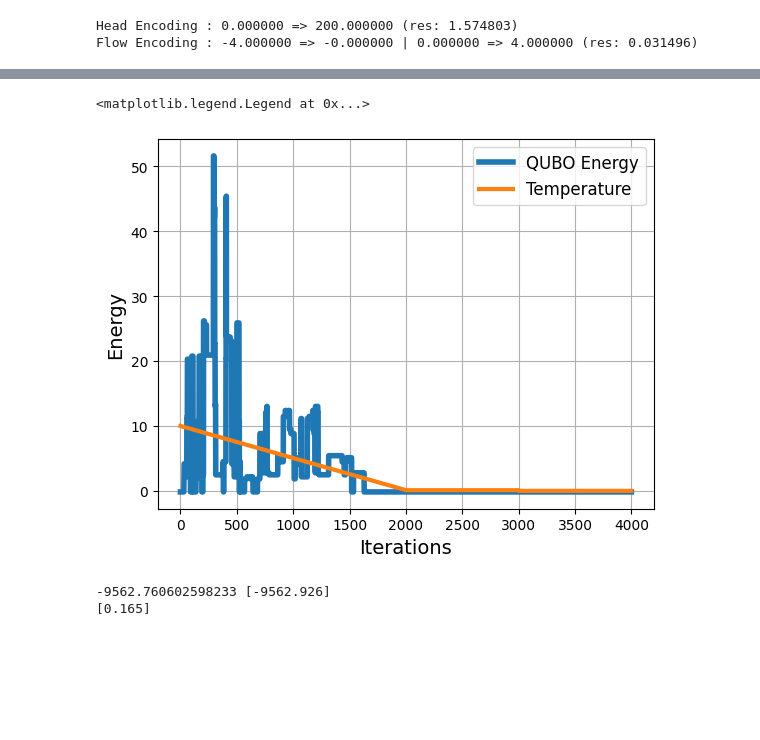
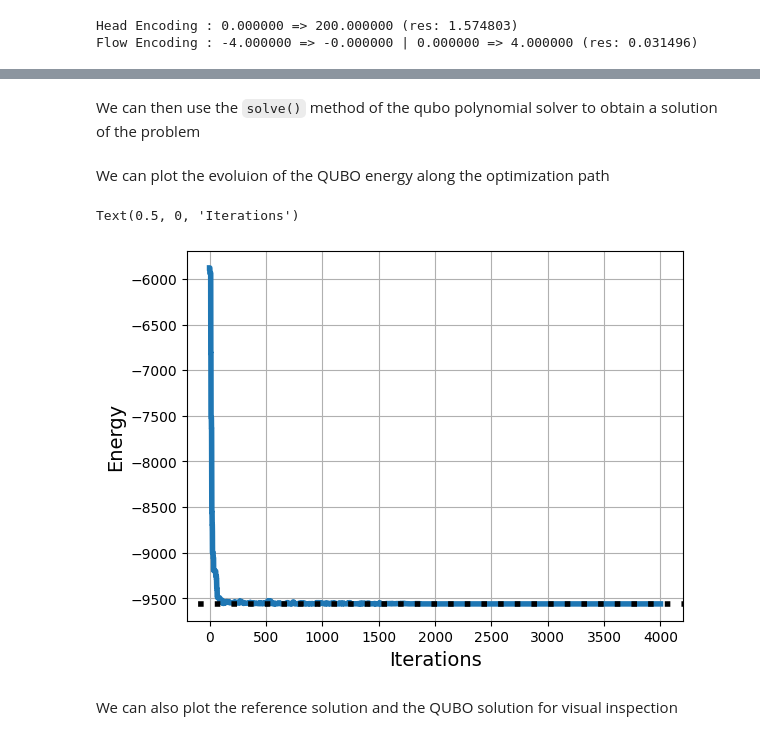
Before and after one commit to QuantumApplicationLab/wntr-quantum, a Jupyter notebook: docs/notebooks/qubo_poly_solver_Net0_refac.ipynb, the cells around one changed output, grey strips where cells are left out. Saved outputs shown, nothing was run; the diff lists cells and outputs as text; code cells hidden in the pictures; blank space fills up the shorter version.

```diff
--- a/docs/notebooks/qubo_poly_solver_Net0_refac.ipynb
+++ b/docs/notebooks/qubo_poly_solver_Net0_refac.ipynb
@@ -100,6 +121,0 @@ sampler = SimulatedAnnealing()
-# %%
-from qubops.qubops_mixed_vars import QUBOPS_MIXED
-import sparse
-net.qubo = QUBOPS_MIXED(net.mixed_solution_vector, {"sampler": sampler})
-matrices = tuple(sparse.COO(m) for m in net.matrices)
-net.qubo.qubo_dict = net.qubo.create_bqm(matrices, strength=0)
@@ -115,5 +125,3 @@ mystep = IncrementalStep(var_names, net.qubo.mapped_variables, net.qubo.index_va
 from wntr_quantum.sampler.simulated_annealing import modify_solution_sample
 x = modify_solution_sample(net, bin_rep_sol, modify=['flows', 'heads'])
 x0 = list(x.values())
-# %%
-eref = net.qubo.energy_binary_rep(bin_rep_sol)
@@ -120,8 +134,7 @@ eref = net.qubo.energy_binary_rep(bin_rep_sol)
 # %%
-num_sweeps = 2000
+num_temp = 2000
 Tinit = 1E1
 Tfinal = 1E-1
-Tschedule = np.linspace(Tinit, Tfinal, num_sweeps)
+Tschedule = np.linspace(Tinit, Tfinal, num_temp)
 Tschedule = np.append(Tschedule, Tfinal*np.ones(1000))
 Tschedule = np.append(Tschedule, np.zeros(1000))
-# Tschedule = np.zeros(10000)
@@ -141,26 +141,17 @@ idx_min = np.array([e for e in res.energies]).argmin()
+# %% [markdown]
+We can then use the `solve()` method of the qubo polynomial solver to obtain a solution of the problem
+# %%
+net.step_func.optimize_values = np.arange(2,6)
+_, _, sol, res = net.solve(init_sample=x0, Tschedule=Tschedule, save_traj=True, verbose=False)
+# %% [markdown]
+We can plot the evoluion of the QUBO energy along the optimization path
 # %%
 import matplotlib.pyplot as plt
-eplt = res.energies-eref[0]
-
-# fig, ax1 = plt.subplots()
-
-left, bottom, width, height = [0.55, 0.55, 0.3, 0.3]
-
-plt.plot(res3.energies[:]-eref, lw=4, label="QUBO Energy")
-plt.plot(Tschedule, lw=3, label='Temperature')
-# ax1.axline((0, 0), slope=0, color="black", lw=4, linestyle=(4, (1, 2)))
+plt.plot(res.energies[:], lw=4, label="QUBO Energy")
+plt.axline((0, eref[0]), slope=0, color="black", lw=4, linestyle=(4, (1, 2)))
 plt.grid(which='both')
-# plt.yscale('symlog')
-
 plt.ylabel('Energy', fontsize=14)
 plt.xlabel('Iterations', fontsize=14)
-plt.legend(fontsize=12)
-
-# ax2 = fig.add_axes([left, bottom, width, height])
-# ax2.plot(eplt[-1000:])
-# ax2.grid()
-# ax2.axline((0, 0), slope=0, color="orange", linestyle=(1, (1, 2)))
-# ax2.set_yscale('symlog')
 # %% [output]
-<matplotlib.legend.Legend at 0x...>
+Text(0.5, 0, 'Iterations')
-[figure, old version]
+[figure, new version]
@@ -174,9 +158,5 @@ sol = net.convert_solution_to_si(sol)
-# %%
-print(eref[0], res.energies[idx_min])
-print(eref[0] - res.energies[idx_min])
-# %% [output]
--9562.760602598233 [-9562.926]
-[0.165]
+# %% [markdown]
+We can also plot the reference solution and the QUBO solution for visual inspection
 # %%
 import matplotlib.pyplot as plt
 
```
Also changed, not shown: parts of 47 cells of this notebook, 3 other files.
